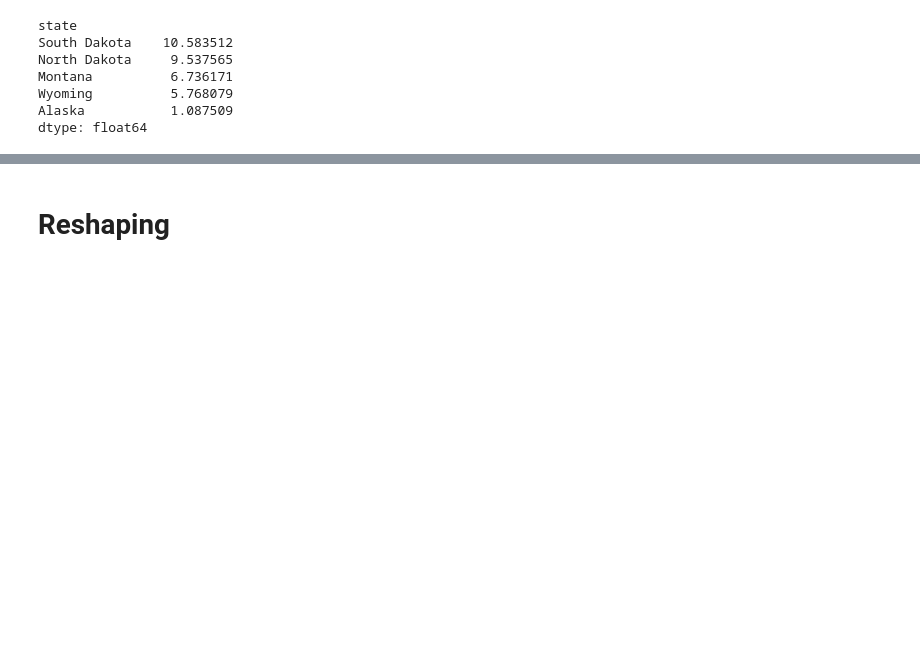
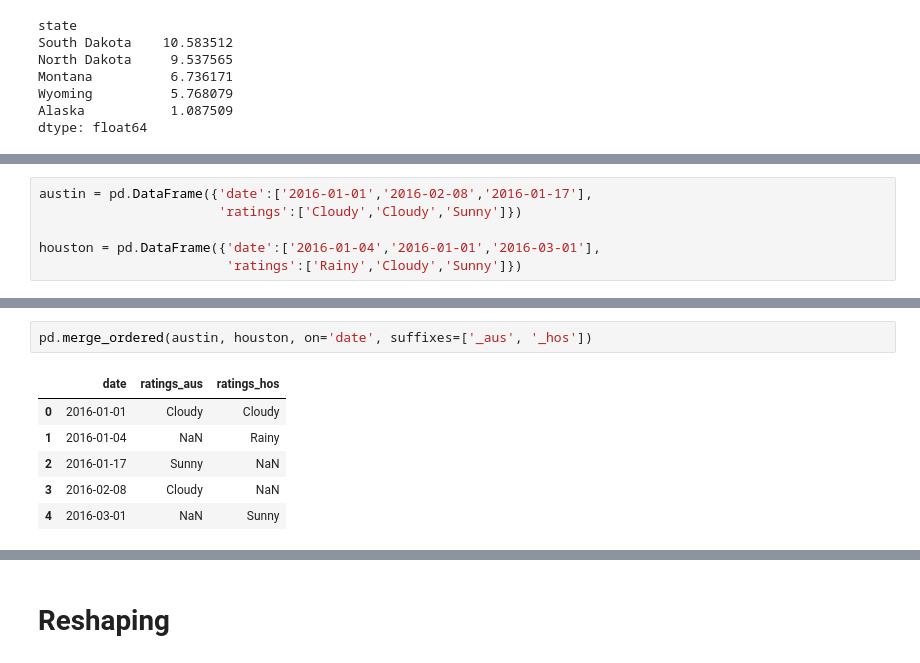
Before and after one commit to purvil/pandas, a Jupyter notebook: Data_wrangling_join_reshape_combine.ipynb, the cells around one changed output, grey strips where cells are left out. Cells and saved outputs as stored; diff of their text form; blank space fills up the shorter version.

```diff
--- a/Data_wrangling_join_reshape_combine.ipynb
+++ b/Data_wrangling_join_reshape_combine.ipynb
@@ -1678,0 +1681,6 @@ dtype: float64
+# %%
+austin = pd.DataFrame({'date':['2016-01-01','2016-02-08','2016-01-17'],
+                       'ratings':['Cloudy','Cloudy','Sunny']})
+
+houston = pd.DataFrame({'date':['2016-01-04','2016-01-01','2016-03-01'],
+                        'ratings':['Rainy','Cloudy','Sunny']})
@@ -1678,0 +1710,9 @@ dtype: float64
+# %%
+pd.merge_ordered(austin, houston, on='date', suffixes=['_aus', '_hos'])
+# %% [output]
+|  | date | ratings_aus | ratings_hos |
+| 0 | 2016-01-01 | Cloudy | Cloudy |
+| 1 | 2016-01-04 | NaN | Rainy |
+| 2 | 2016-01-17 | Sunny | NaN |
+| 3 | 2016-02-08 | Cloudy | NaN |
+| 4 | 2016-03-01 | NaN | Sunny |
```
Also changed, not shown: parts of 8 cells of this notebook, 4 other files.
